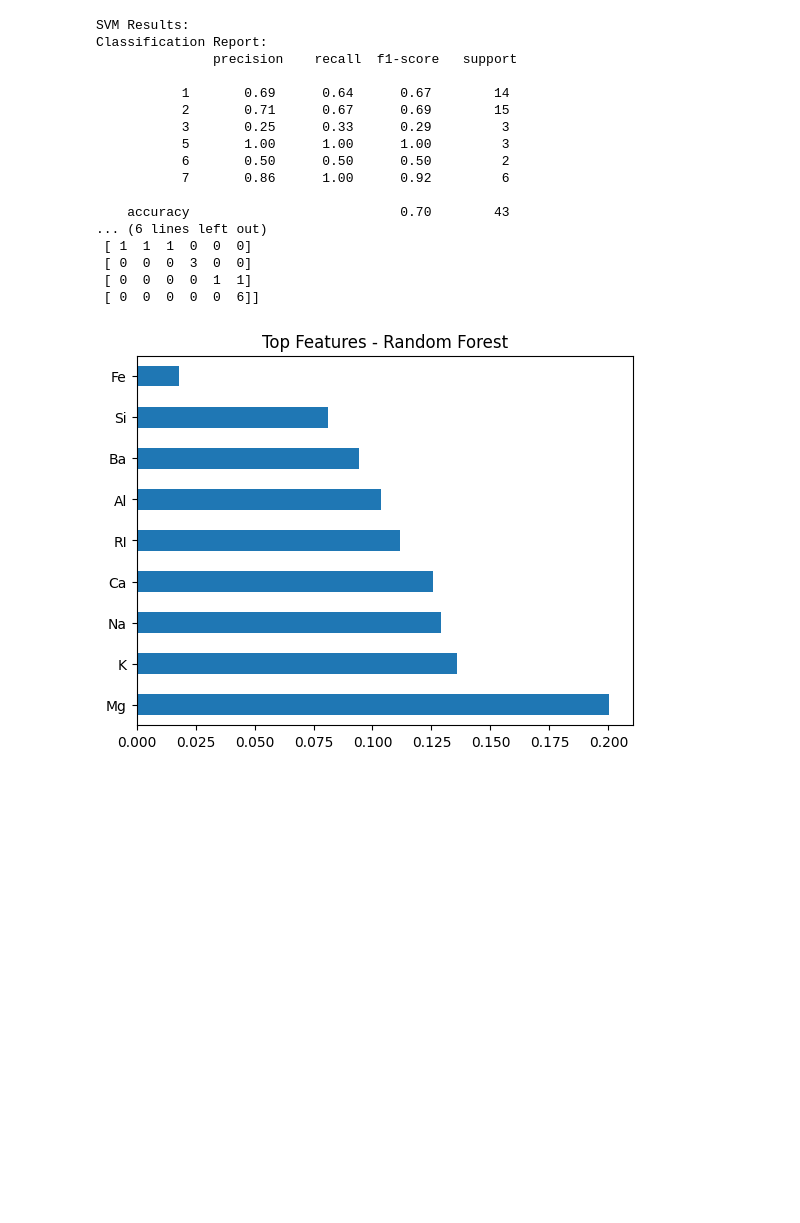
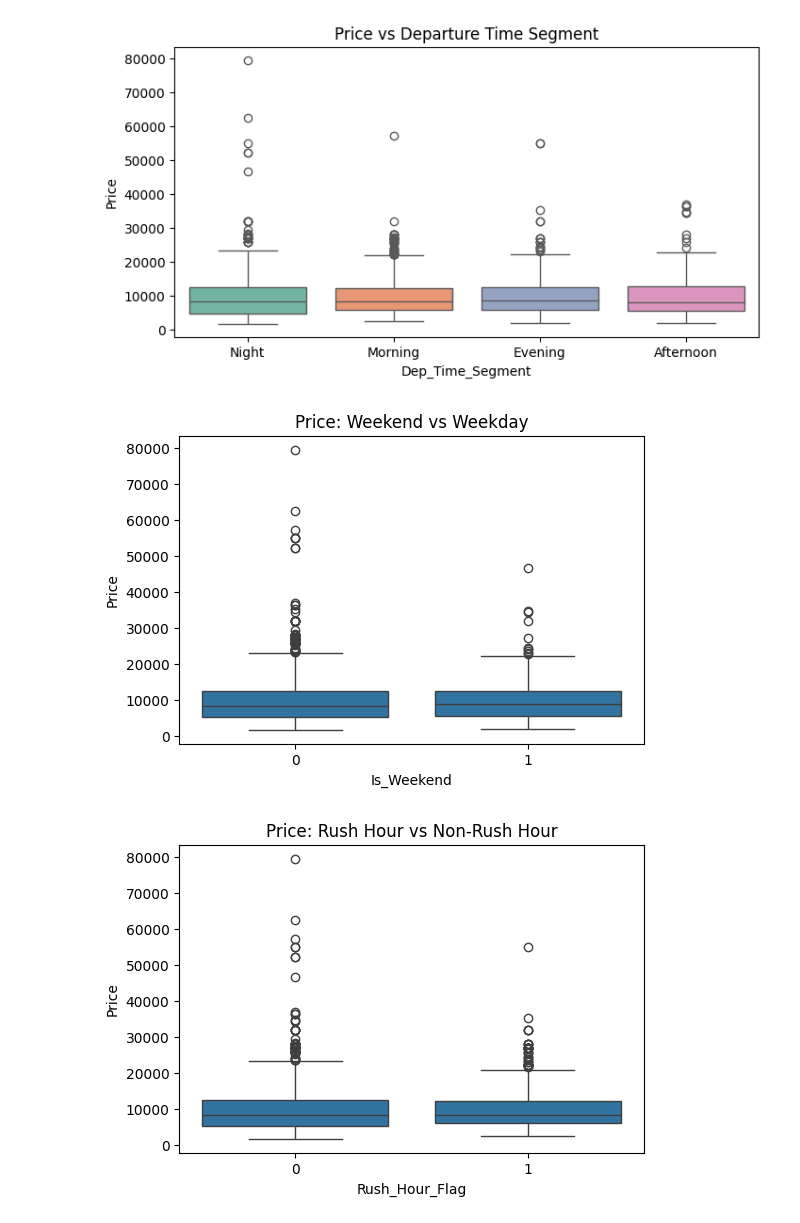
Before and after one commit to rizooool/Sentiment-Analysis-and-Text-Mining, a Jupyter notebook: Rizul_Assignment.ipynb, the cells around one changed output. Cells and saved outputs as stored; diff of their text form; code cells hidden in the pictures; blank space fills up the shorter version.

```diff
--- a/Rizul_Assignment.ipynb
+++ b/Rizul_Assignment.ipynb
@@ -197,33 +162,41 @@ Classification Report:
-# %%
-svm = SVC(kernel='rbf', C=1, gamma='scale')
-svm.fit(X_train_resampled, y_train_resampled)
-print("SVM Results:")
-evaluate_model(svm, X_test_scaled, y_test)
-# %% [output]
-SVM Results:
-Classification Report:
-               precision    recall  f1-score   support
-
-           1       0.69      0.64      0.67        14
-           2       0.71      0.67      0.69        15
-           3       0.25      0.33      0.29         3
-           5       1.00      1.00      1.00         3
-           6       0.50      0.50      0.50         2
-           7       0.86      1.00      0.92         6
-
-    accuracy                           0.70        43
-... (6 lines left out)
- [ 1  1  1  0  0  0]
- [ 0  0  0  3  0  0]
- [ 0  0  0  0  1  1]
- [ 0  0  0  0  0  6]]
-# %%
-# Feature Importance
-importances = rf.feature_importances_
-feature_names = X.columns
-feat_importances = pd.Series(importances, index=feature_names)
-feat_importances.nlargest(10).plot(kind='barh')
-plt.title("Top Features - Random Forest")
-plt.show()
-# %% [output]
-[figure, removed]
+# %%
+
+def time_segment(hour):
+    if 6 <= hour < 12:
+        return 'Morning'
+    elif 12 <= hour < 16:
+        return 'Afternoon'
+    elif 16 <= hour < 20:
+        return 'Evening'
+    else:
+        return 'Night'
+
+clean_df['Dep_Time_Segment'] = clean_df['Dep_Hour'].apply(time_segment)
+
+
+clean_df['Weekday_Num'] = clean_df['Journey_Date'].dt.dayofweek
+clean_df['Is_Weekend'] = clean_df['Weekday_Num'].apply(lambda x: 1 if x >=5 else 0)
+
+
+clean_df['Rush_Hour_Flag'] = clean_df['Dep_Hour'].apply(lambda h: 1 if h in [7,8,17,18] else 0)
+# %%
+
+
+plt.figure(figsize=(8,4))
+sns.boxplot(x='Dep_Time_Segment', y='Price', data=clean_df, palette='Set2')
+plt.title('Price vs Departure Time Segment')
+plt.show()
+
+plt.figure(figsize=(6,4))
+sns.boxplot(x='Is_Weekend', y='Price', data=clean_df)
+plt.title('Price: Weekend vs Weekday')
+plt.show()
+
+plt.figure(figsize=(6,4))
+sns.boxplot(x='Rush_Hour_Flag', y='Price', data=clean_df)
+plt.title('Price: Rush Hour vs Non-Rush Hour')
+plt.show()
+# %% [output]
+[figure, added]
+[figure, added]
+[figure, added]
```
Also changed, not shown: parts of 22 cells of this notebook.
